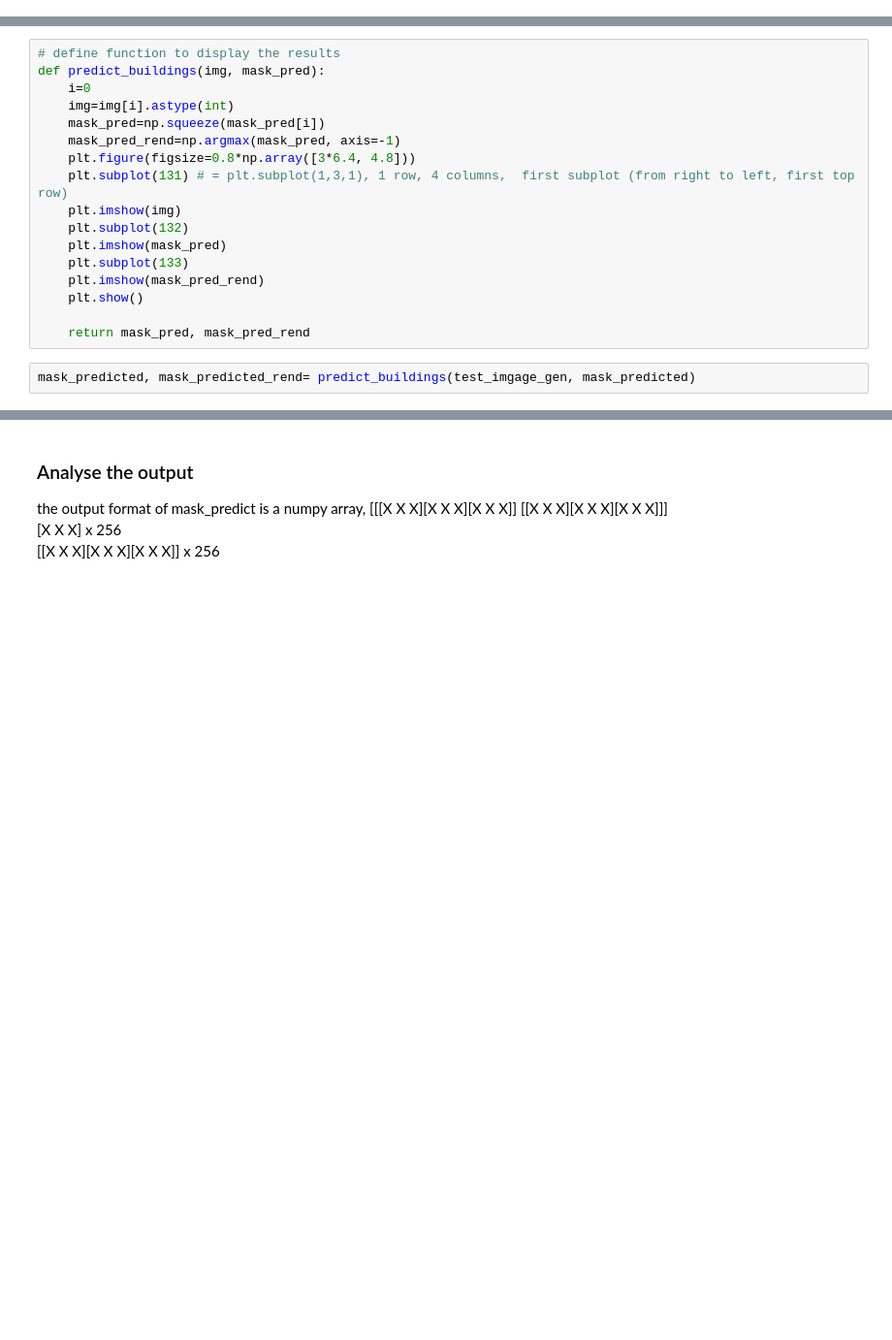
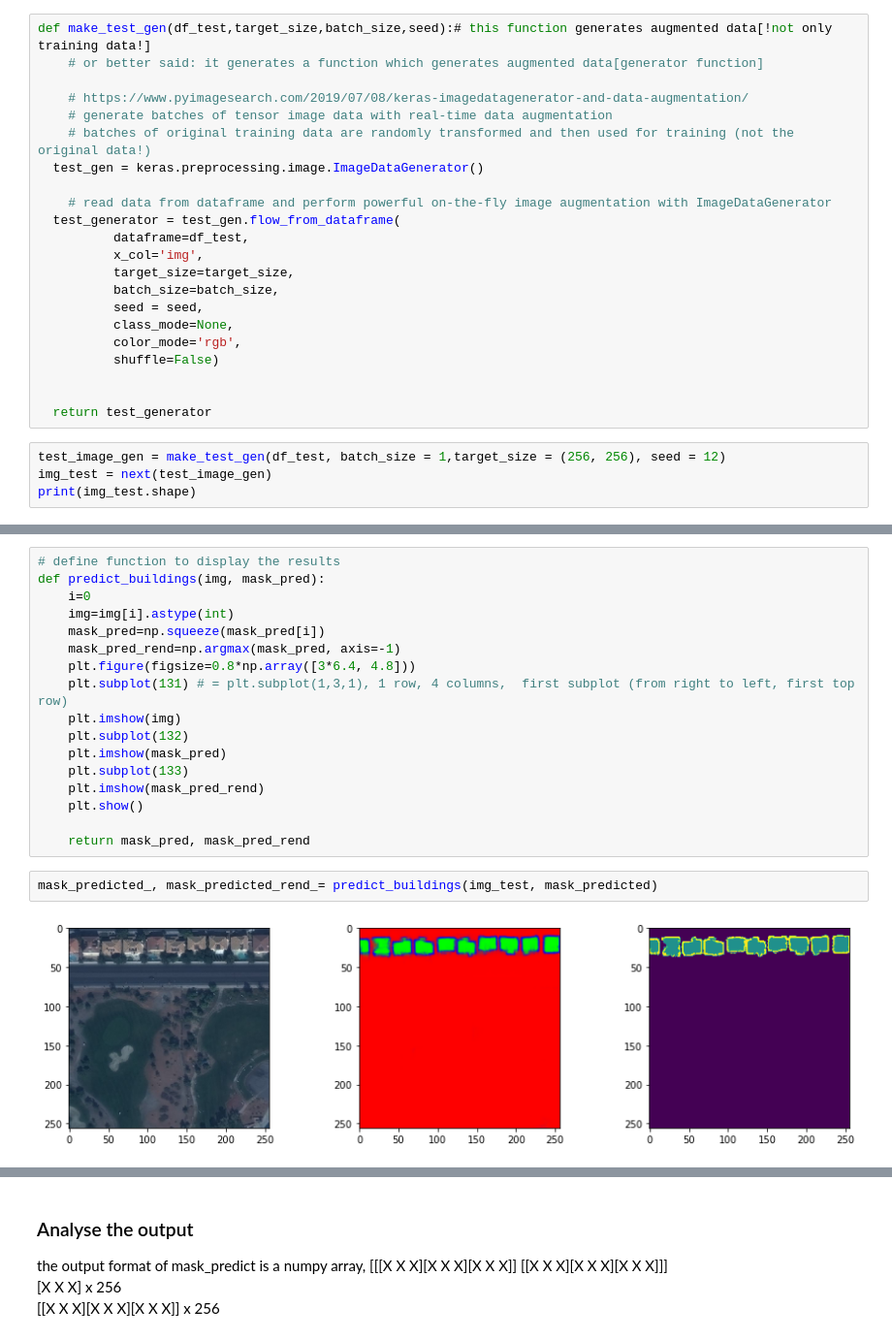
Before and after one commit to eagle20-k/InnovationLab, a Jupyter notebook: 1.0-Unet-Engineering_Katrins_Version.ipynb, the cells around one changed output, grey strips where cells are left out. Shown at 97% size. Saved outputs shown, nothing was run; the diff lists cells and outputs as text; blank space fills up the shorter version.

Commit message:
improve predict function

```diff
--- a/1.0-Unet-Engineering_Katrins_Version.ipynb
+++ b/1.0-Unet-Engineering_Katrins_Version.ipynb
@@ -687,3 +708,29 @@ Found 578 validated image filenames.
 Found 578 validated image filenames.
 <generator object make_gen4unet.<locals>._gen at 0x...>
 (1, 256, 256, 3)
+# %%
+def make_test_gen(df_test,target_size,batch_size,seed):# this function generates augmented data[!not only training data!]
+    # or better said: it generates a function which generates augmented data[generator function]
+
+    # https://www.pyimagesearch.com/2019/07/08/keras-imagedatagenerator-and-data-augmentation/
+    # generate batches of tensor image data with real-time data augmentation
+    # batches of original training data are randomly transformed and then used for training (not the original data!)
+  test_gen = keras.preprocessing.image.ImageDataGenerator()
+
+    # read data from dataframe and perform powerful on-the-fly image augmentation with ImageDataGenerator
+  test_generator = test_gen.flow_from_dataframe(
+          dataframe=df_test,
+          x_col='img',
+          target_size=target_size,
+          batch_size=batch_size,
+          seed = seed,
+          class_mode=None,
+          color_mode='rgb',
+          shuffle=False)
+
+
+  return test_generator
+# %%
+test_image_gen = make_test_gen(df_test, batch_size = 1,target_size = (256, 256), seed = 12)
+img_test = next(test_image_gen)
+print(img_test.shape)
@@ -709,5 +764,7 @@ def predict_buildings(img, mask_pred):
     plt.show()
 
     return mask_pred, mask_pred_rend
-# %%
-mask_predicted, mask_predicted_rend= predict_buildings(test_imgage_gen, mask_predicted)
+# %%
+mask_predicted_, mask_predicted_rend_= predict_buildings(img_test, mask_predicted)
+# %% [output]
+[figure, added]
```
Also changed, not shown: parts of 12 cells of this notebook.
